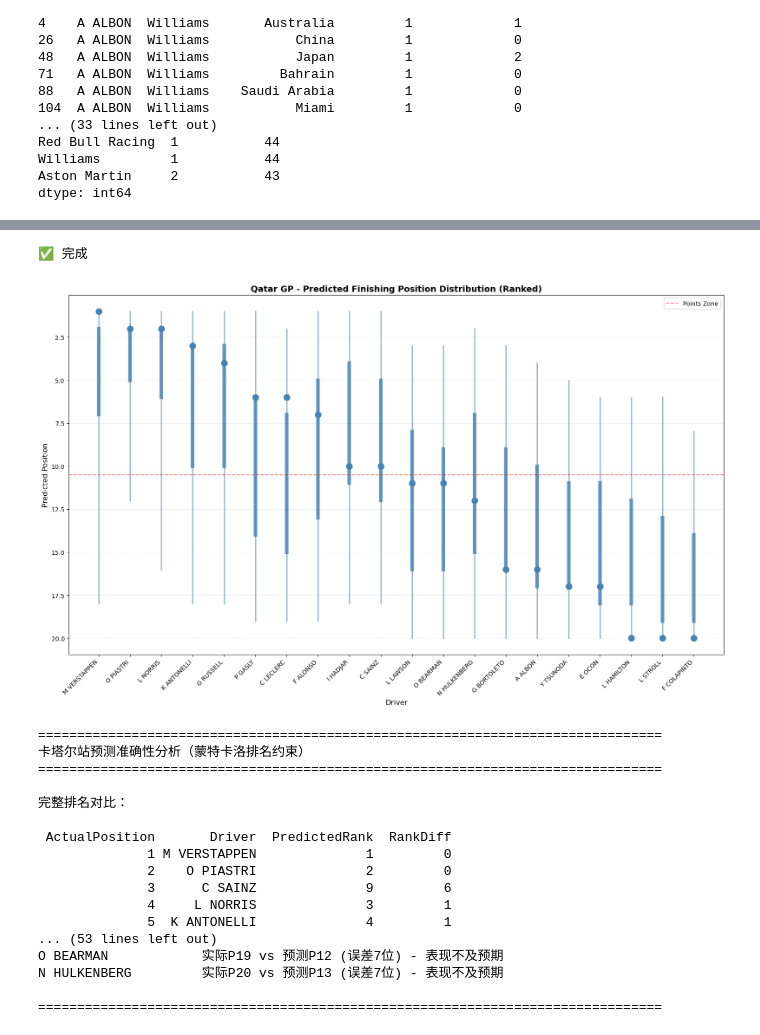
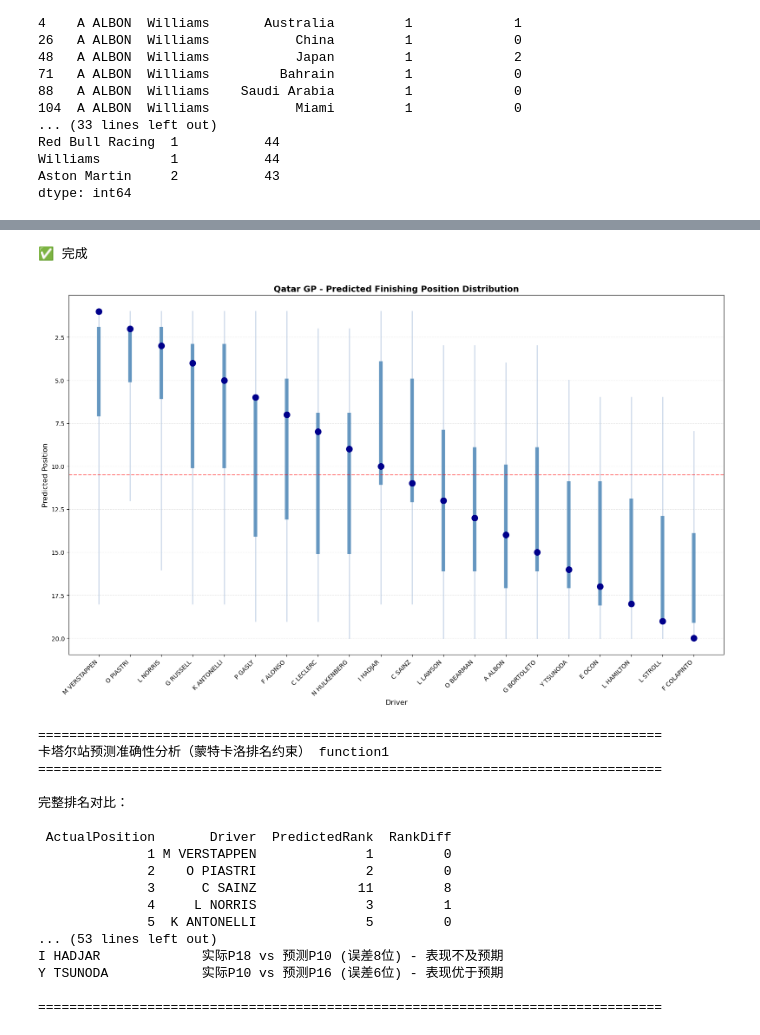
Before and after one commit to dataSciF/6105DataSci, a Jupyter notebook: F1ModelBuild.ipynb, the cells around one changed output, grey strips where cells are left out. Saved outputs shown, nothing was run; the diff lists cells and outputs as text; code cells hidden in the pictures.

```diff
--- a/F1ModelBuild.ipynb
+++ b/F1ModelBuild.ipynb
@@ -702,46 +786,53 @@ M VERSTAPPEN           5.51703                   1 0.13942   0.39106   0.88680
 # %%
+import pandas as pd
+import numpy as np
+import matplotlib.pyplot as plt
+
 # ===========================
 # 绘图
 # ===========================
 
-results_df=pd.read_csv('./data/qatar_predict_menka.csv')
+results_df = pd.read_csv('./data/qatar_predict_menka.csv')
 
 fig, ax = plt.subplots(figsize=(16, 10))
 
 drivers = results_df['Driver'].values
-expected = results_df['Mode'].values
+predicted_rank = results_df['PredictedRank'].values
 q25 = results_df['Q25'].values
 q75 = results_df['Q75'].values
 ci_lower = results_df['CI_2.5'].values
 ci_upper = results_df['CI_97.5'].values
 
 x_pos = np.arange(len(drivers))
 
+# 绘制置信区间和分位数
 for i in range(len(drivers)):
     ax.plot([x_pos[i], x_pos[i]], [ci_lower[i], ci_upper[i]],
-            color='steelblue', linewidth=2, alpha=0.6)
+            color='lightsteelblue', linewidth=2, alpha=0.6)
     ax.plot([x_pos[i], x_pos[i]], [q25[i], q75[i]],
             color='steelblue', linewidth=6, alpha=0.8)
 
-ax.scatter(x_pos, expected, color='steelblue', s=100, zorder=3)
+# 绘制预测排名点
+ax.scatter(x_pos, predicted_rank, color='darkblue', s=100, zorder=3)
+
+# 设置坐标轴
 ax.set_xticks(x_pos)
 ax.set_xticklabels(drivers, rotation=45, ha='right')
 ax.set_xlabel('Driver', fontsize=12)
 ax.set_ylabel('Predicted Position', fontsize=12)
-ax.set_title('Qatar GP - Predicted Finishing Position Distribution (Ranked)',
+ax.set_title('Qatar GP - Predicted Finishing Position Distribution',
              fontsize=14, fontweight='bold')
 ax.invert_yaxis()
 ax.grid(axis='y', alpha=0.3, linestyle='--')
-ax.axhline(y=10.5, color='red', linestyle='--', alpha=0.5, linewidth=1.5, label='Points Zone')
-ax.legend()
+ax.axhline(y=10.5, color='red', linestyle='--', alpha=0.5, linewidth=1.5)
 
 plt.tight_layout()
 plt.savefig('qatar_position_distribution.png', dpi=300, bbox_inches='tight')
 print("\n✅ 完成")
 plt.show()
 # %% [output]
 ✅ 完成
-[figure, old version]
+[figure, new version]
 # %%
 import pandas as pd
 
@@ -758,16 +849,12 @@ actual_df = pd.DataFrame(actual_results)
 # 从CSV读取预测结果
 predicted_df = pd.read_csv('./data/qatar_predict_menka.csv')
 
-# 使用ExpectedPosition作为预测排名
-predicted_df = predicted_df.sort_values('Mode').reset_index(drop=True)
-predicted_df['PredictedRank'] = range(1, len(predicted_df) + 1)
-
-# 合并
+# 合并（直接使用PredictedRank）
 comparison = actual_df.merge(predicted_df[['Driver', 'PredictedRank']], on='Driver')
 comparison['RankDiff'] = abs(comparison['ActualPosition'] - comparison['PredictedRank'])
 
 print("=" * 80)
-print("卡塔尔站预测准确性分析（蒙特卡洛排名约束）")
+print("卡塔尔站预测准确性分析（蒙特卡洛排名约束） function1")
 print("=" * 80)
 
 print("\n完整排名对比：\n")
@@ -832,7 +919,7 @@ for idx, row in biggest_errors.iterrows():
 print("\n" + "=" * 80)
 # %% [output]
 ================================================================================
-卡塔尔站预测准确性分析（蒙特卡洛排名约束）
+卡塔尔站预测准确性分析（蒙特卡洛排名约束） function1
 ================================================================================
 
 完整排名对比：
@@ -840,11 +927,11 @@ print("\n" + "=" * 80)
  ActualPosition       Driver  PredictedRank  RankDiff
               1 M VERSTAPPEN              1         0
               2    O PIASTRI              2         0
-              3      C SAINZ              9         6
+              3      C SAINZ             11         8
               4     L NORRIS              3         1
-              5  K ANTONELLI              4         1
+              5  K ANTONELLI              5         0
 ... (53 lines left out)
-O BEARMAN            实际P19 vs 预测P12 (误差7位) - 表现不及预期
-N HULKENBERG         实际P20 vs 预测P13 (误差7位) - 表现不及预期
+I HADJAR             实际P18 vs 预测P10 (误差8位) - 表现不及预期
+Y TSUNODA            实际P10 vs 预测P16 (误差6位) - 表现优于预期
 
 ================================================================================
```
Also changed, not shown: parts of 7 cells of this notebook, 20 other files.
